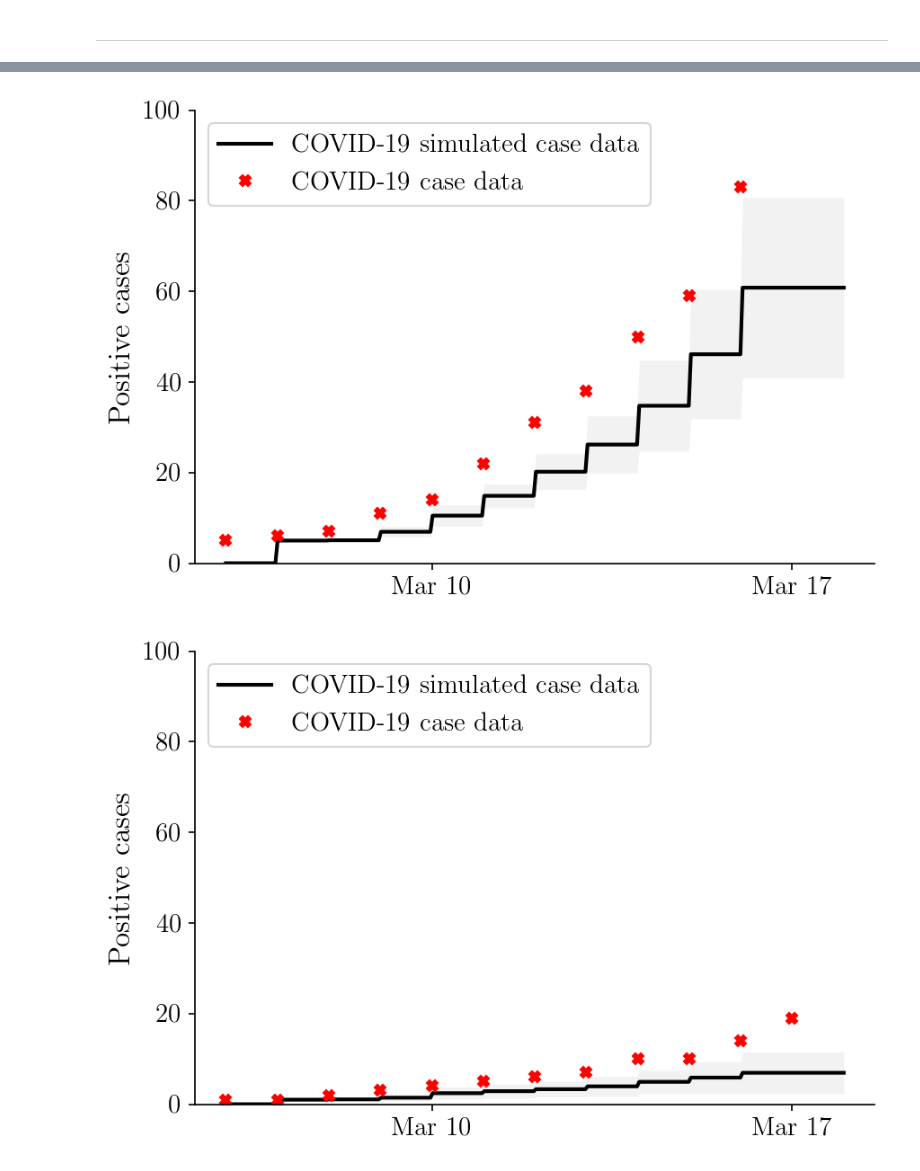
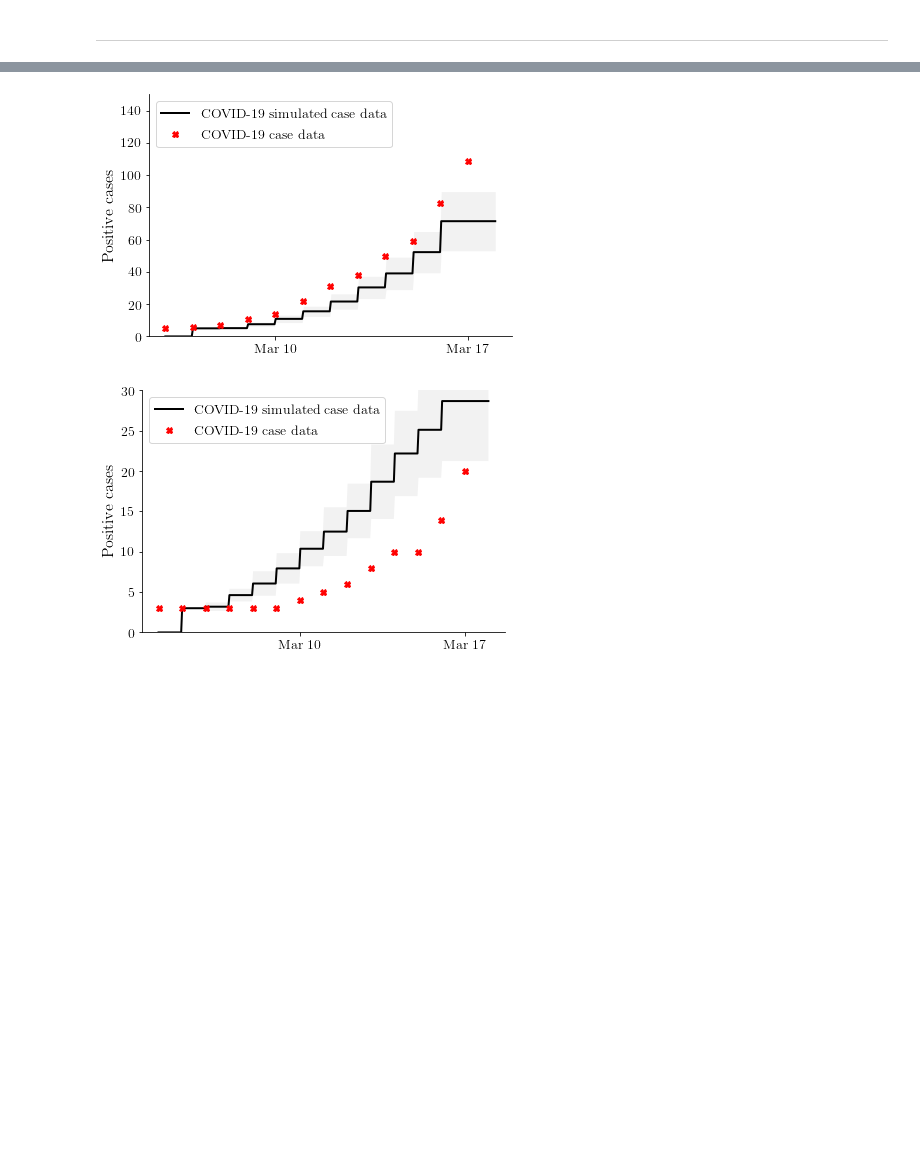
Before and after one commit to covid19-model/simulator, a Jupyter notebook: sim/sim-calibration-plot.ipynb, the cells around one changed output, grey strips where cells are left out. Drawn from its saved outputs; the diff is of its cells as text; code cells hidden in the pictures; blank space fills up the shorter version.

```diff
--- a/sim/sim-calibration-plot.ipynb
+++ b/sim/sim-calibration-plot.ipynb
@@ -156,9 +156,24 @@ CH SZ
 # %% [markdown]
 ---
 # %%
+ymax = {
+    'GER' : {
+        'TU' : 80,
+        'KL' : 20,
+        'RH' : 20,
+        'TR' : 50,
+    },
+    'CH' : {
+        'VD' : 150,
+        'LU' : 30,
+        'TI' : 150,
+        'SZ' : 30,
+    }
+}
 
 for country in ['GER', 'CH']:
     for area in mob_setting_paths[country].keys():
+        print(country, area)
 
         mob_settings = mob_setting_paths[country][area][0]
         case_downsample = mob_setting_paths[country][area][1]
@@ -188,6 +203,5 @@ for country in ['GER', 'CH']:
             figsize=(6, 4),
             start_date=start_date,
             errorevery=1, acc=1000,
-#             lockdown_at=lockdown_at_day,
-            ymax=100)
+            ymax=ymax[country][area])
 # %% [output]
@@ -198,2 +212,2 @@ for country in ['GER', 'CH']:
-[figure, old version]
+[figure, new version]
-[figure, old version]
+[figure, new version]
```
Also changed, not shown: parts of 2 cells of this notebook, 1 other file.
